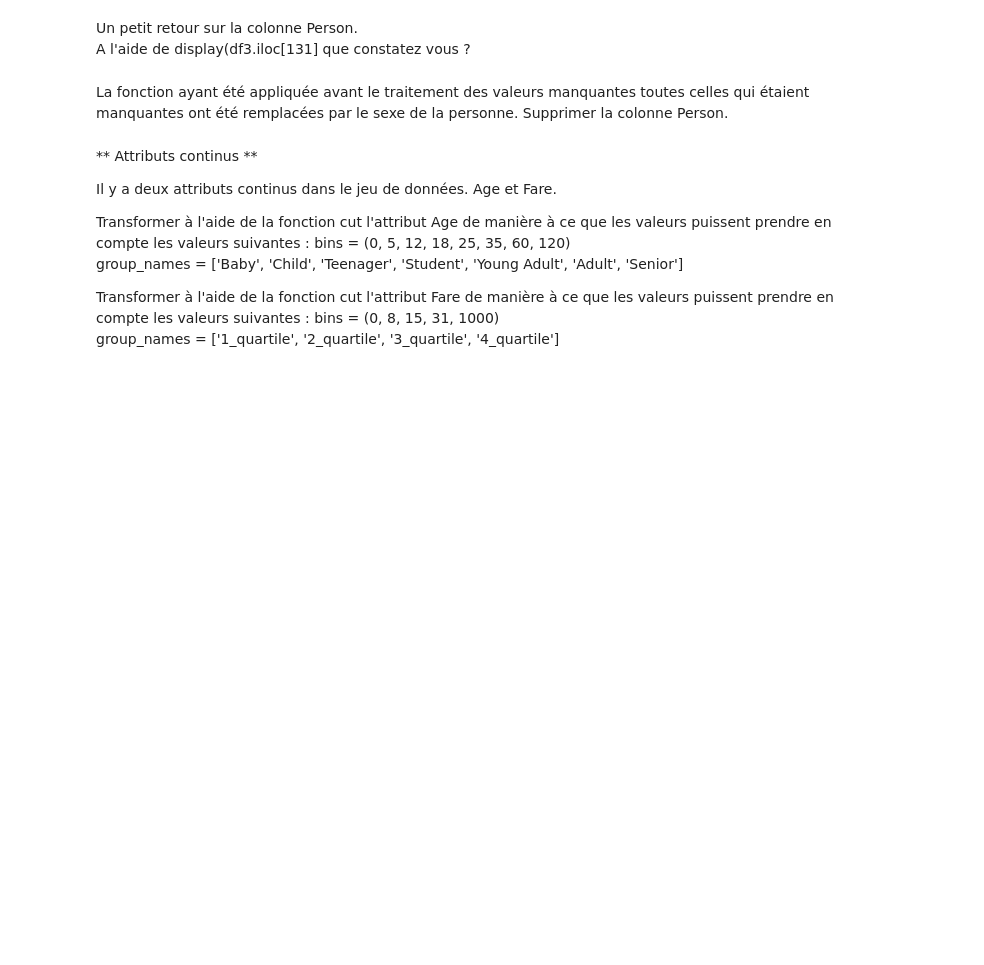
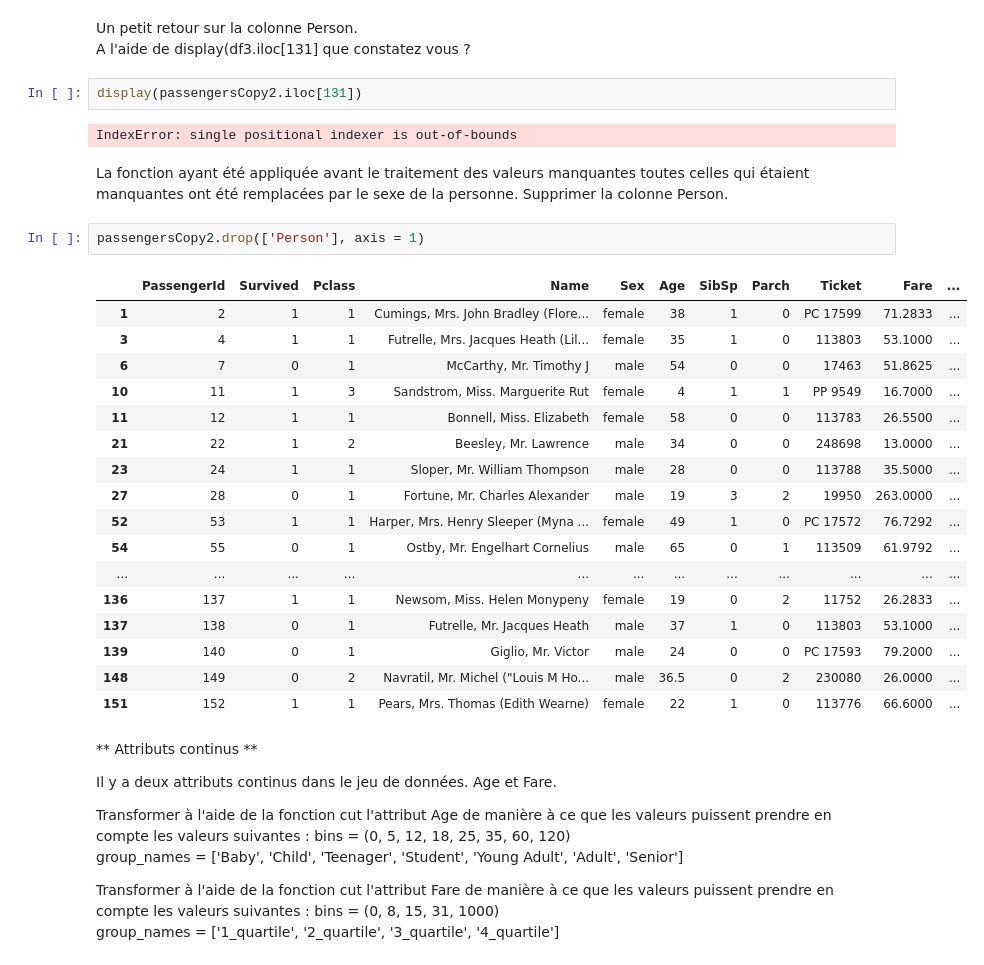
Before and after one commit to TDiGiovanni/TP, a Jupyter notebook: M1/Science_des_donnees/TP1/TP1.ipynb, the cells around one changed output. Drawn from its saved outputs; the diff is of its cells as text; blank space fills up the shorter version.

```diff
--- a/M1/Science_des_donnees/TP1/TP1.ipynb
+++ b/M1/Science_des_donnees/TP1/TP1.ipynb
@@ -489,8 +510,32 @@ Effacer les différentes colonnes : 'Ticket', 'Name' et 'PassengerId'.
 # %% [markdown]
 Un petit retour sur la colonne Person.
 A l'aide de display(df3.iloc[131] que constatez vous ?
+# %%
+display(passengersCopy2.iloc[131])
+# %% [output]
+IndexError: single positional indexer is out-of-bounds
 # %% [markdown]
 La fonction ayant été appliquée avant le traitement des valeurs manquantes toutes celles qui étaient manquantes ont été remplacées par le sexe de la personne. Supprimer la colonne Person.
+# %%
+passengersCopy2.drop(['Person'], axis = 1)
+# %% [output]
+|  | PassengerId | Survived | Pclass | Name | Sex | Age | SibSp | Parch | Ticket | Fare | ... |
+| 1 | 2 | 1 | 1 | Cumings, Mrs. John Bradley (Flore... | female | 38 | 1 | 0 | PC 17599 | 71.2833 | ... |
+| 3 | 4 | 1 | 1 | Futrelle, Mrs. Jacques Heath (Lil... | female | 35 | 1 | 0 | 113803 | 53.1000 | ... |
+| 6 | 7 | 0 | 1 | McCarthy, Mr. Timothy J | male | 54 | 0 | 0 | 17463 | 51.8625 | ... |
+| 10 | 11 | 1 | 3 | Sandstrom, Miss. Marguerite Rut | female | 4 | 1 | 1 | PP 9549 | 16.7000 | ... |
+| 11 | 12 | 1 | 1 | Bonnell, Miss. Elizabeth | female | 58 | 0 | 0 | 113783 | 26.5500 | ... |
+| 21 | 22 | 1 | 2 | Beesley, Mr. Lawrence | male | 34 | 0 | 0 | 248698 | 13.0000 | ... |
+| 23 | 24 | 1 | 1 | Sloper, Mr. William Thompson | male | 28 | 0 | 0 | 113788 | 35.5000 | ... |
+| 27 | 28 | 0 | 1 | Fortune, Mr. Charles Alexander | male | 19 | 3 | 2 | 19950 | 263.0000 | ... |
+| 52 | 53 | 1 | 1 | Harper, Mrs. Henry Sleeper (Myna ... | female | 49 | 1 | 0 | PC 17572 | 76.7292 | ... |
+| 54 | 55 | 0 | 1 | Ostby, Mr. Engelhart Cornelius | male | 65 | 0 | 1 | 113509 | 61.9792 | ... |
+| ... | ... | ... | ... | ... | ... | ... | ... | ... | ... | ... | ... |
+| 136 | 137 | 1 | 1 | Newsom, Miss. Helen Monypeny | female | 19 | 0 | 2 | 11752 | 26.2833 | ... |
+| 137 | 138 | 0 | 1 | Futrelle, Mr. Jacques Heath | male | 37 | 1 | 0 | 113803 | 53.1000 | ... |
+| 139 | 140 | 0 | 1 | Giglio, Mr. Victor | male | 24 | 0 | 0 | PC 17593 | 79.2000 | ... |
+| 148 | 149 | 0 | 2 | Navratil, Mr. Michel ("Louis M Ho... | male | 36.5 | 0 | 2 | 230080 | 26.0000 | ... |
+| 151 | 152 | 1 | 1 | Pears, Mrs. Thomas (Edith Wearne) | female | 22 | 1 | 0 | 113776 | 66.6000 | ... |
 # %% [markdown]
 ** Attributs continus **
 
```
Also changed, not shown: parts of 8 cells of this notebook, 2 other files.
